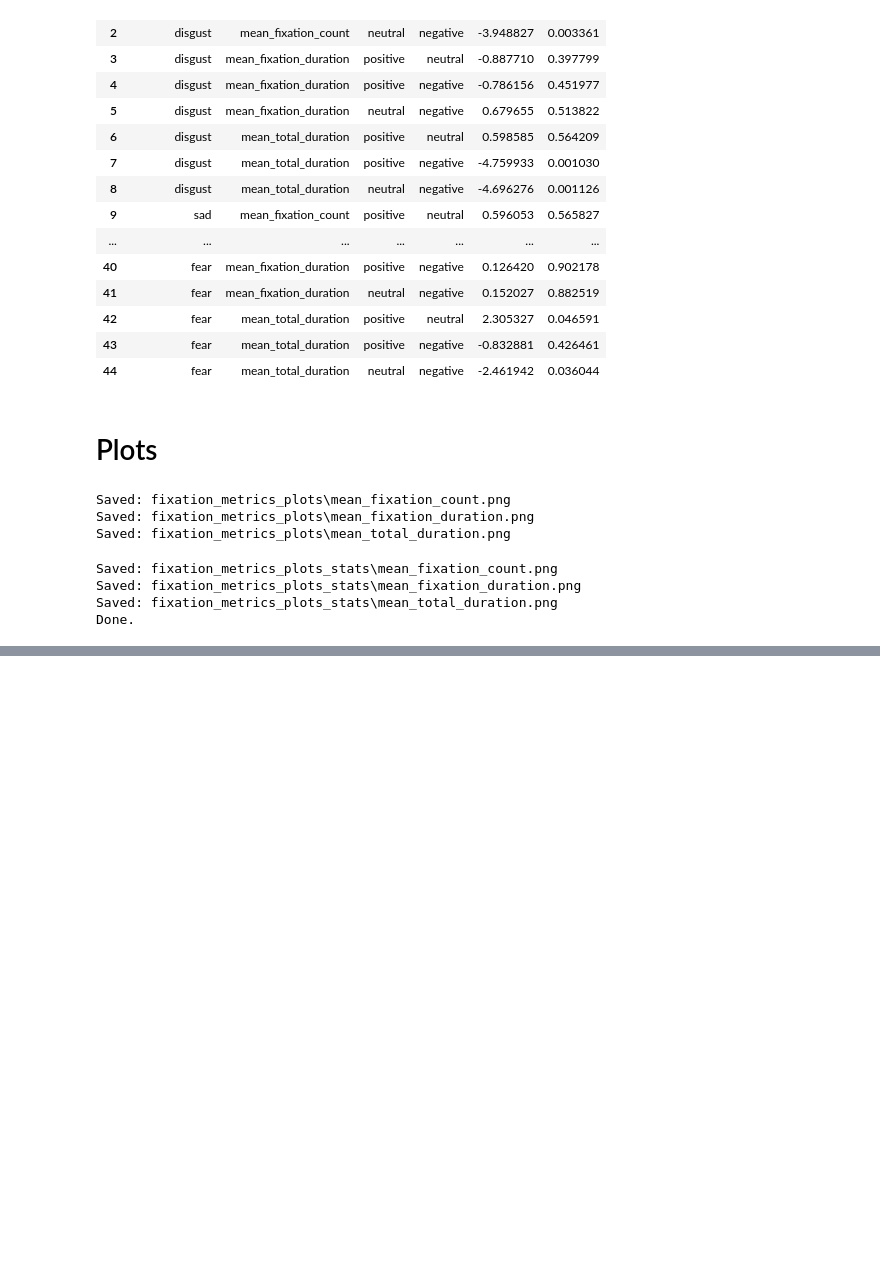
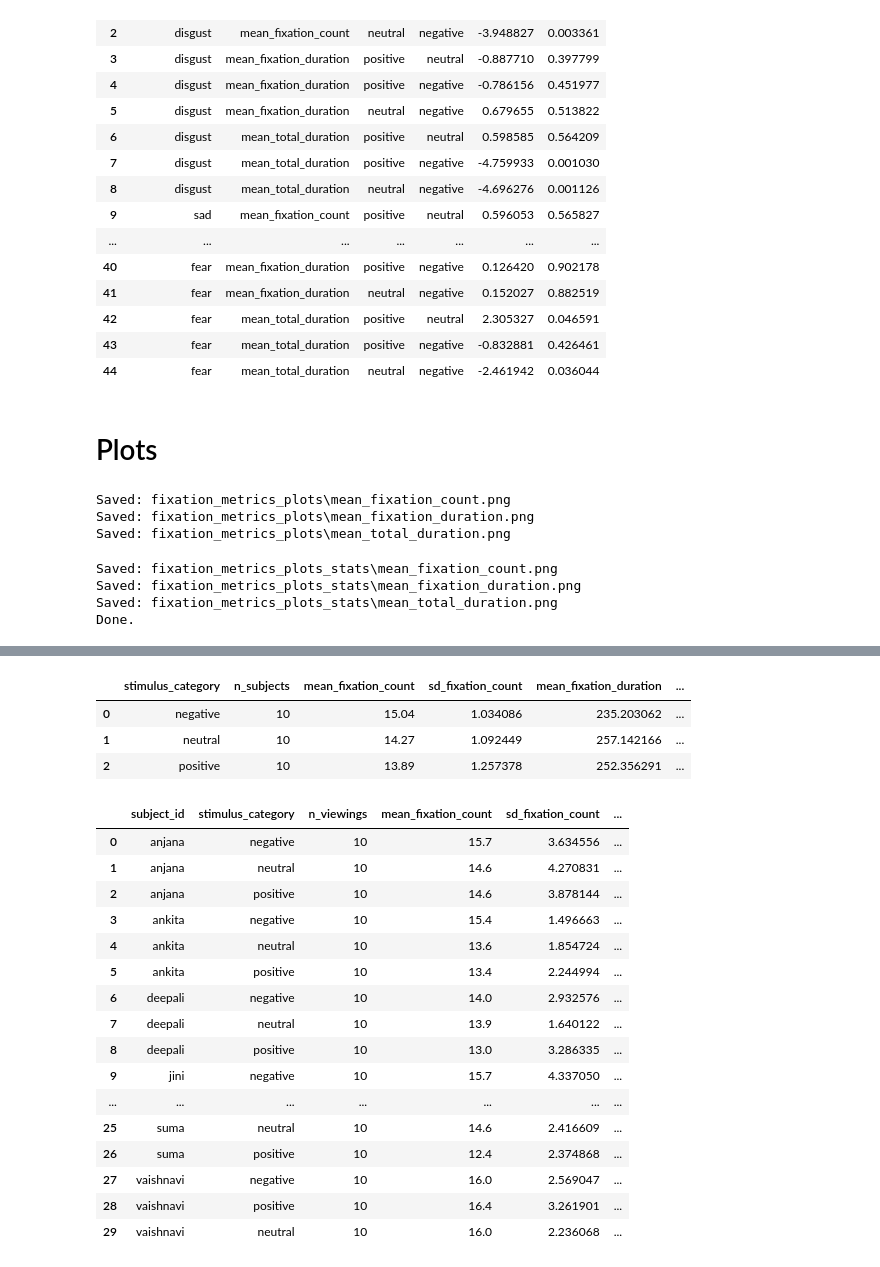
Before and after one commit to deepshiksharma/eye-tracking-ccs, a Jupyter notebook: preprocessing & analysis/fixations_.ipynb, the cells around one changed output, grey strips where cells are left out. Cells and saved outputs as stored; diff of their text form; code cells hidden in the pictures; blank space fills up the shorter version.

```diff
--- a/preprocessing & analysis/fixations.ipynb
+++ b/preprocessing & analysis/fixations_.ipynb
@@ -782,0 +918,27 @@ Done.
+# %%
+group_viewing_fixations
+# %% [output]
+|  | stimulus_category | n_subjects | mean_fixation_count | sd_fixation_count | mean_fixation_duration | ... |
+| 0 | negative | 10 | 15.04 | 1.034086 | 235.203062 | ... |
+| 1 | neutral | 10 | 14.27 | 1.092449 | 257.142166 | ... |
+| 2 | positive | 10 | 13.89 | 1.257378 | 252.356291 | ... |
+# %%
+subject_viewing_fixations
+# %% [output]
+|  | subject_id | stimulus_category | n_viewings | mean_fixation_count | sd_fixation_count | ... |
+| 0 | anjana | negative | 10 | 15.7 | 3.634556 | ... |
+| 1 | anjana | neutral | 10 | 14.6 | 4.270831 | ... |
+| 2 | anjana | positive | 10 | 14.6 | 3.878144 | ... |
+| 3 | ankita | negative | 10 | 15.4 | 1.496663 | ... |
+| 4 | ankita | neutral | 10 | 13.6 | 1.854724 | ... |
+| 5 | ankita | positive | 10 | 13.4 | 2.244994 | ... |
+| 6 | deepali | negative | 10 | 14.0 | 2.932576 | ... |
+| 7 | deepali | neutral | 10 | 13.9 | 1.640122 | ... |
+| 8 | deepali | positive | 10 | 13.0 | 3.286335 | ... |
+| 9 | jini | negative | 10 | 15.7 | 4.337050 | ... |
+| ... | ... | ... | ... | ... | ... | ... |
+| 25 | suma | neutral | 10 | 14.6 | 2.416609 | ... |
+| 26 | suma | positive | 10 | 12.4 | 2.374868 | ... |
+| 27 | vaishnavi | negative | 10 | 16.0 | 2.569047 | ... |
+| 28 | vaishnavi | positive | 10 | 16.4 | 3.261901 | ... |
+| 29 | vaishnavi | neutral | 10 | 16.0 | 2.236068 | ... |
```
Also changed, not shown: parts of 4 cells of this notebook, 2 other files.
